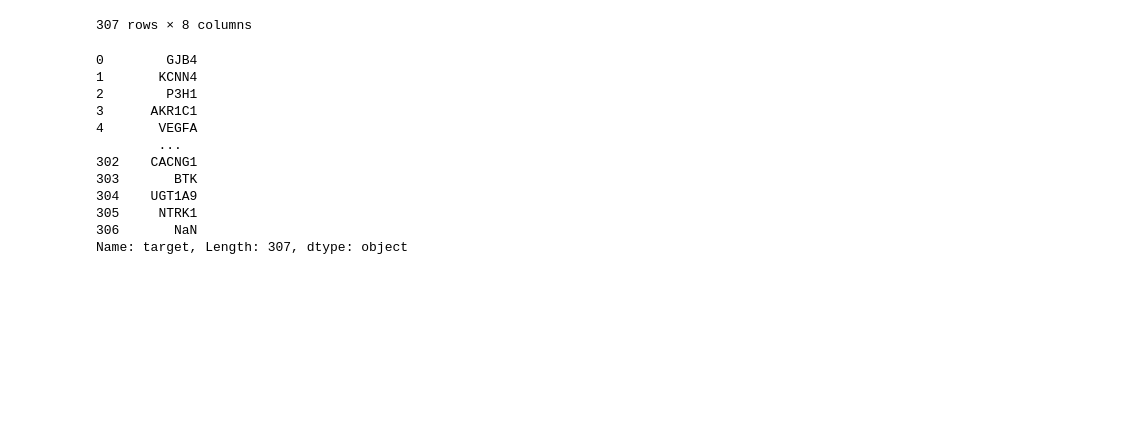
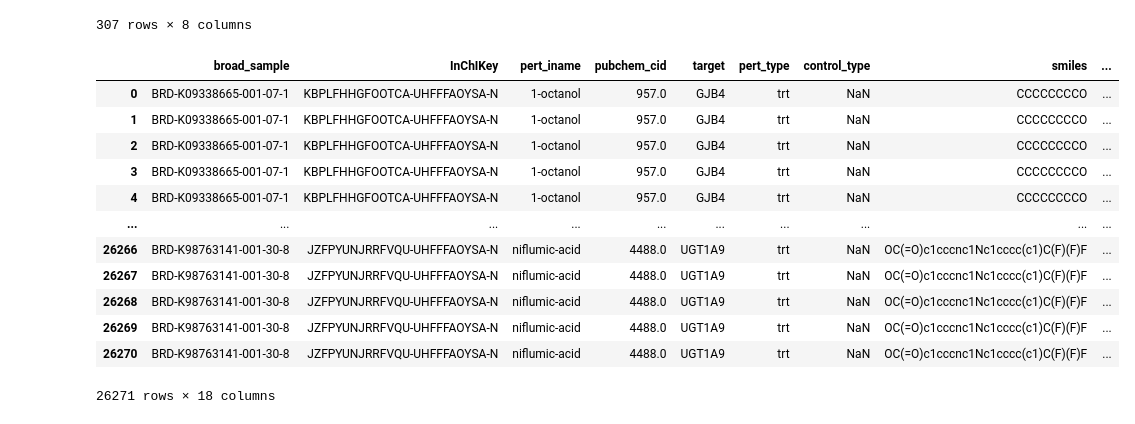
Before and after one commit to gwatkinson/jump_models, a Jupyter notebook: notebooks/2.4-gw-batch-effect-eval.ipynb, the cells around one changed output. Cells and saved outputs as stored; diff of their text form; code cells hidden in the pictures; blank space fills up the shorter version.

```diff
--- a/notebooks/2.4-gw-batch-effect-eval.ipynb
+++ b/notebooks/2.4-gw-batch-effect-eval.ipynb
@@ -90,4 +90,4 @@ load_df
 # %%
 meta = pd.read_csv(osp.join(metadata_path, "local_metadata.csv"))
 # %%
-meta.query("Metadata_PlateType == 'TARGET2'")
+target_local = meta.query("Metadata_PlateType == 'TARGET2'")
@@ -124,22 +126,26 @@ target_meta
 | 306 | NaN | IAZDPXIOMUYVGZ-UHFFFAOYSA-N | DMSO | 679.0 | NaN | control | negcon | CS(=O)C |
 307 rows × 8 columns
 # %%
-pd.merge(
+merged = pd.merge(
     target_meta.dropna(subset=["target"]),
-    load_df,
+    target_local,
     left_on=["InChIKey"],
-    right_on=["inchi_key"],
+    right_on=["Metadata_InChIKey"],
+    how="inner",
 )
-# %% [output]
-0        GJB4
-1       KCNN4
-2        P3H1
-3      AKR1C1
-4       VEGFA
-        ...
-302    CACNG1
-303       BTK
-304    UGT1A9
-305     NTRK1
-306       NaN
-Name: target, Length: 307, dtype: object
+# %%
+merged
+# %% [output]
+|  | broad_sample | InChIKey | pert_iname | pubchem_cid | target | pert_type | control_type | smiles | ... |
+| 0 | BRD-K09338665-001-07-1 | KBPLFHHGFOOTCA-UHFFFAOYSA-N | 1-octanol | 957.0 | GJB4 | trt | NaN | CCCCCCCCO | ... |
+| 1 | BRD-K09338665-001-07-1 | KBPLFHHGFOOTCA-UHFFFAOYSA-N | 1-octanol | 957.0 | GJB4 | trt | NaN | CCCCCCCCO | ... |
+| 2 | BRD-K09338665-001-07-1 | KBPLFHHGFOOTCA-UHFFFAOYSA-N | 1-octanol | 957.0 | GJB4 | trt | NaN | CCCCCCCCO | ... |
+| 3 | BRD-K09338665-001-07-1 | KBPLFHHGFOOTCA-UHFFFAOYSA-N | 1-octanol | 957.0 | GJB4 | trt | NaN | CCCCCCCCO | ... |
+| 4 | BRD-K09338665-001-07-1 | KBPLFHHGFOOTCA-UHFFFAOYSA-N | 1-octanol | 957.0 | GJB4 | trt | NaN | CCCCCCCCO | ... |
+| ... | ... | ... | ... | ... | ... | ... | ... | ... | ... |
+| 26266 | BRD-K98763141-001-30-8 | JZFPYUNJRRFVQU-UHFFFAOYSA-N | niflumic-acid | 4488.0 | UGT1A9 | trt | NaN | OC(=O)c1cccnc1Nc1cccc(c1)C(F)(F)F | ... |
+| 26267 | BRD-K98763141-001-30-8 | JZFPYUNJRRFVQU-UHFFFAOYSA-N | niflumic-acid | 4488.0 | UGT1A9 | trt | NaN | OC(=O)c1cccnc1Nc1cccc(c1)C(F)(F)F | ... |
+| 26268 | BRD-K98763141-001-30-8 | JZFPYUNJRRFVQU-UHFFFAOYSA-N | niflumic-acid | 4488.0 | UGT1A9 | trt | NaN | OC(=O)c1cccnc1Nc1cccc(c1)C(F)(F)F | ... |
+| 26269 | BRD-K98763141-001-30-8 | JZFPYUNJRRFVQU-UHFFFAOYSA-N | niflumic-acid | 4488.0 | UGT1A9 | trt | NaN | OC(=O)c1cccnc1Nc1cccc(c1)C(F)(F)F | ... |
+| 26270 | BRD-K98763141-001-30-8 | JZFPYUNJRRFVQU-UHFFFAOYSA-N | niflumic-acid | 4488.0 | UGT1A9 | trt | NaN | OC(=O)c1cccnc1Nc1cccc(c1)C(F)(F)F | ... |
+26271 rows × 18 columns
```
Also changed, not shown: parts of 2 cells of this notebook, 3 other files.
